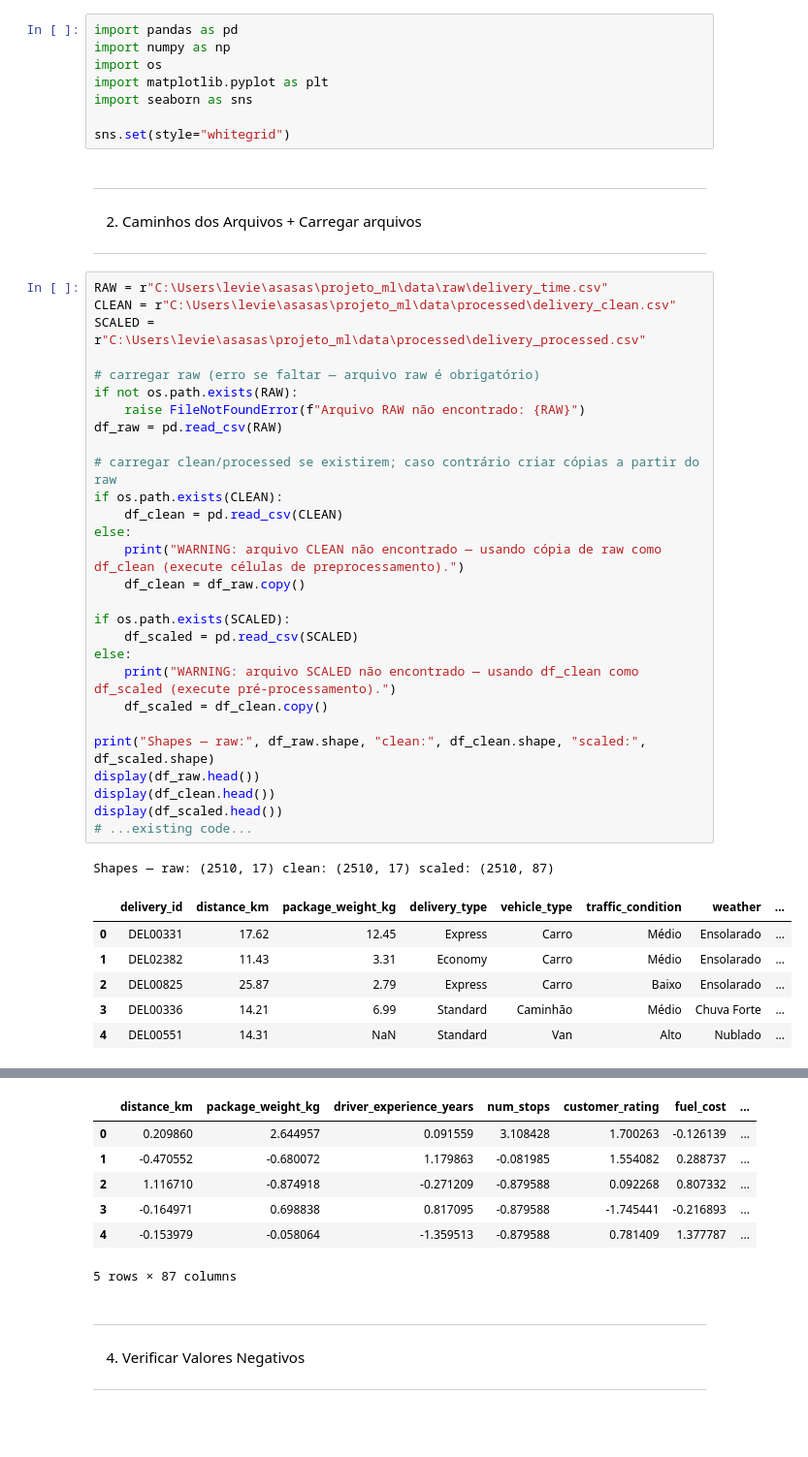
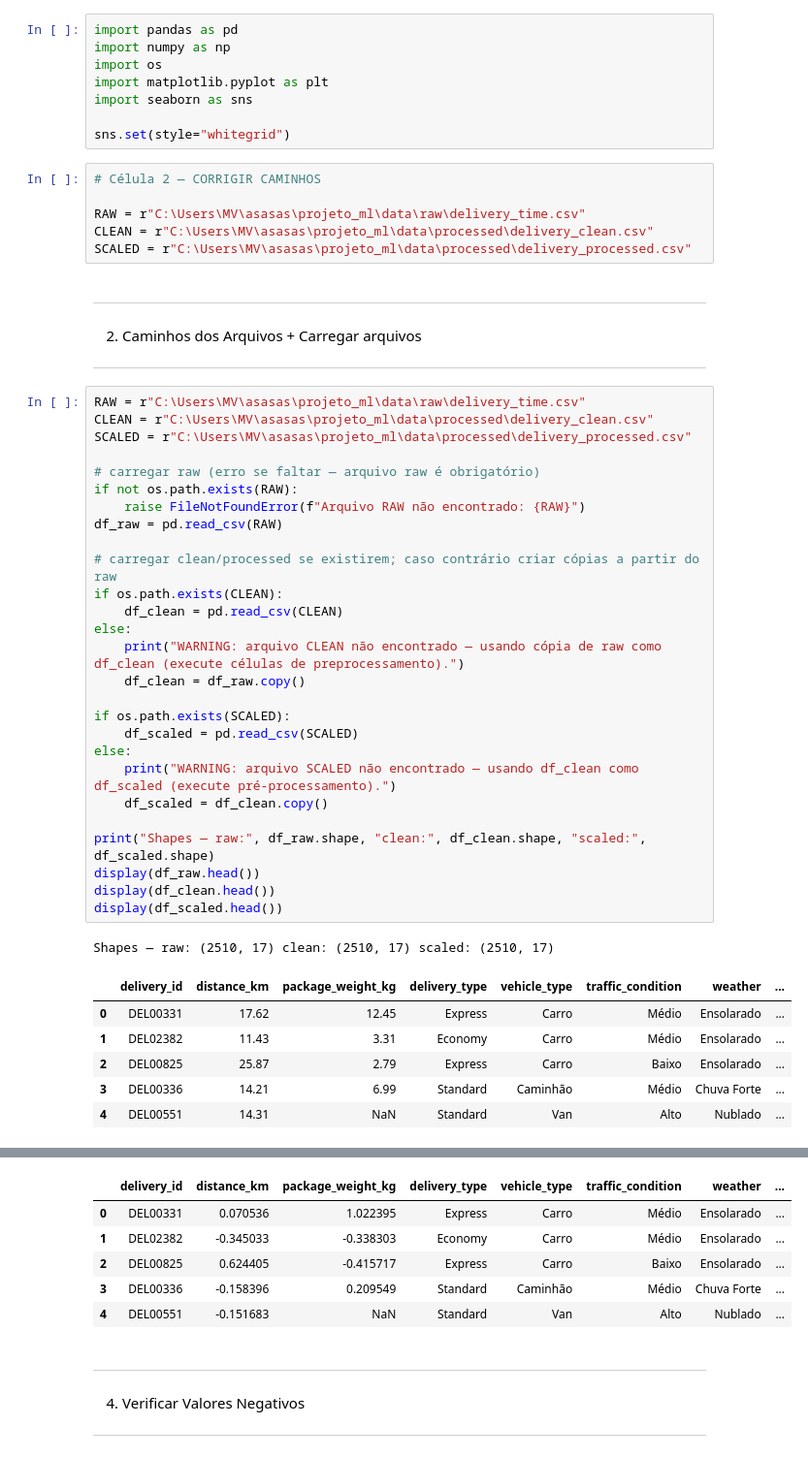
Before and after one commit to Mvlimaa/asasas, a Jupyter notebook: projeto_ml/notebooks/02_Preprocessamento.ipynb, the cells around one changed output, grey strips where cells are left out. Shown at 97% size. Saved outputs shown, nothing was run; the diff lists cells and outputs as text; blank space fills up the shorter version.

```diff
--- a/projeto_ml/notebooks/02_Preprocessamento.ipynb
+++ b/projeto_ml/notebooks/02_Preprocessamento.ipynb
@@ -10,14 +10,20 @@ import matplotlib.pyplot as plt
 import seaborn as sns
 
 sns.set(style="whitegrid")
+# %%
+# Célula 2 — CORRIGIR CAMINHOS
+
+RAW = r"C:\Users\MV\asasas\projeto_ml\data\raw\delivery_time.csv"
+CLEAN = r"C:\Users\MV\asasas\projeto_ml\data\processed\delivery_clean.csv"
+SCALED = r"C:\Users\MV\asasas\projeto_ml\data\processed\delivery_processed.csv"
 # %% [markdown]
 ---------------------------------
 2. Caminhos dos Arquivos + Carregar arquivos
 ---------------------------------
 # %%
-RAW = r"C:\Users\levie\asasas\projeto_ml\data\raw\delivery_time.csv"
-CLEAN = r"C:\Users\levie\asasas\projeto_ml\data\processed\delivery_clean.csv"
-SCALED = r"C:\Users\levie\asasas\projeto_ml\data\processed\delivery_processed.csv"
+RAW = r"C:\Users\MV\asasas\projeto_ml\data\raw\delivery_time.csv"
+CLEAN = r"C:\Users\MV\asasas\projeto_ml\data\processed\delivery_clean.csv"
+SCALED = r"C:\Users\MV\asasas\projeto_ml\data\processed\delivery_processed.csv"
 
 # carregar raw (erro se faltar — arquivo raw é obrigatório)
 if not os.path.exists(RAW):
@@ -41,9 +47,8 @@ print("Shapes — raw:", df_raw.shape, "clean:", df_clean.shape, "scaled:", df_s
 display(df_raw.head())
 display(df_clean.head())
 display(df_scaled.head())
-# ...existing code...
 # %% [output]
-Shapes — raw: (2510, 17) clean: (2510, 17) scaled: (2510, 87)
+Shapes — raw: (2510, 17) clean: (2510, 17) scaled: (2510, 17)
 |  | delivery_id | distance_km | package_weight_kg | delivery_type | vehicle_type | traffic_condition | weather | ... |
 | 0 | DEL00331 | 17.62 | 12.45 | Express | Carro | Médio | Ensolarado | ... |
 | 1 | DEL02382 | 11.43 | 3.31 | Economy | Carro | Médio | Ensolarado | ... |
@@ -59,10 +64,9 @@ Shapes — raw: (2510, 17) clean: (2510, 17) scaled: (2510, 87)
-|  | distance_km | package_weight_kg | driver_experience_years | num_stops | customer_rating | fuel_cost | ... |
-| 0 | 0.209860 | 2.644957 | 0.091559 | 3.108428 | 1.700263 | -0.126139 | ... |
-| 1 | -0.470552 | -0.680072 | 1.179863 | -0.081985 | 1.554082 | 0.288737 | ... |
-| 2 | 1.116710 | -0.874918 | -0.271209 | -0.879588 | 0.092268 | 0.807332 | ... |
-| 3 | -0.164971 | 0.698838 | 0.817095 | -0.879588 | -1.745441 | -0.216893 | ... |
-| 4 | -0.153979 | -0.058064 | -1.359513 | -0.879588 | 0.781409 | 1.377787 | ... |
+|  | delivery_id | distance_km | package_weight_kg | delivery_type | vehicle_type | traffic_condition | weather | ... |
+| 0 | DEL00331 | 0.070536 | 1.022395 | Express | Carro | Médio | Ensolarado | ... |
+| 1 | DEL02382 | -0.345033 | -0.338303 | Economy | Carro | Médio | Ensolarado | ... |
+| 2 | DEL00825 | 0.624405 | -0.415717 | Express | Carro | Baixo | Ensolarado | ... |
+| 3 | DEL00336 | -0.158396 | 0.209549 | Standard | Caminhão | Médio | Chuva Forte | ... |
+| 4 | DEL00551 | -0.151683 | NaN | Standard | Van | Alto | Nublado | ... |
-5 rows × 87 columns
 # %% [markdown]
 ---------------------------------
 4. Verificar Valores Negativos
```
Also changed, not shown: parts of 7 cells of this notebook, 9 other files.
